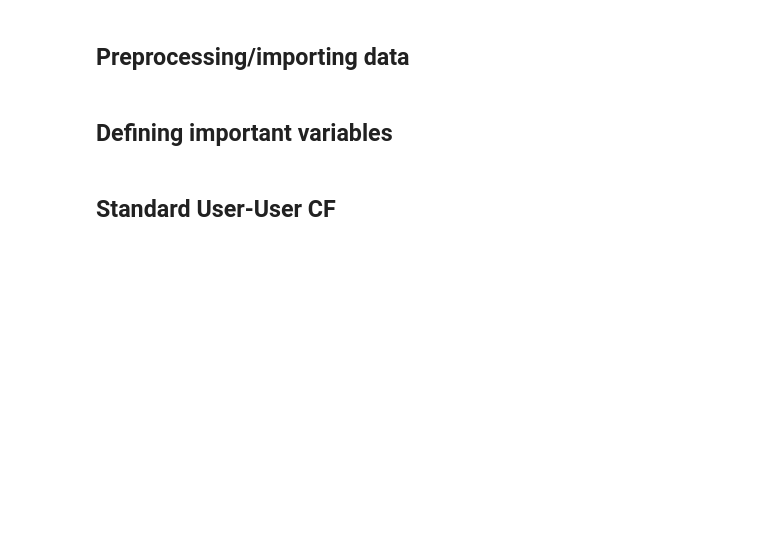
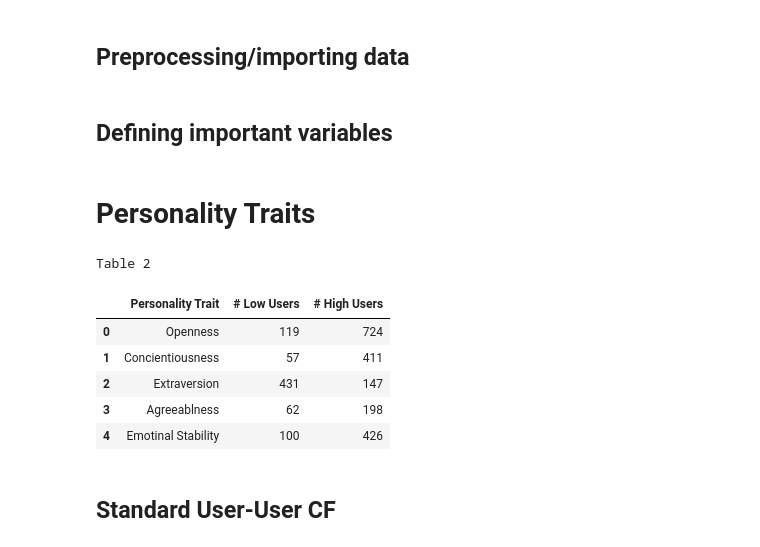
Before and after one commit to donpham7/replicationProject, a Jupyter notebook: finalProject.ipynb, the cells around one changed output. Cells and saved outputs as stored; diff of their text form; code cells hidden in the pictures; blank space fills up the shorter version.

```diff
--- a/finalProject.ipynb
+++ b/finalProject.ipynb
@@ -50,6 +60,62 @@ popularityLevels = ["lowPopularity", "moderatePopularity" ,"highPopularity"]
 genres = ["is_action", "is_adventure", "is_animation", "is_children", "is_comedy",
           "is_crime", "is_documentary", "is_drama", "is_fantasy", "is_horror", "is_musical",
           "is_mystery", "is_romance", "is_science_fiction", "is_thriller", "is_war", "is_western"]
+# %% [markdown]
+# Personality Traits
+# %%
+# Logic to recreate table 2 from the table
+
+import json
+
+f = open('userIdToPersonalityTraitDict.json')
+user_personalities = json.load(f)
+
+num_low_open = 0
+num_high_open = 0
+num_low_conscientiousness = 0
+num_high_conscientiousness = 0
+num_low_extraversion = 0
+num_high_extraversion = 0
+num_low_agreeableness = 0
+num_high_agreeableness = 0
+num_low_emotional_stability = 0
+num_high_emotional_stability = 0
+for user in user_personalities:
+  if user_personalities[user]['openness'] == 'lowTrait':
+    num_low_open += 1
+  if user_personalities[user]['openness'] == 'highTrait':
+    num_high_open += 1
+  if user_personalities[user]['conscientiousness'] == 'lowTrait':
+    num_low_conscientiousness += 1
+  if user_personalities[user]['conscientiousness'] == 'highTrait':
+    num_high_conscientiousness += 1
+  if user_personalities[user]['extraversion'] == 'lowTrait':
+    num_low_extraversion += 1
+  if user_personalities[user]['extraversion'] == 'highTrait':
+    num_high_extraversion += 1
+  if user_personalities[user]['agreeableness'] == 'lowTrait':
+    num_low_agreeableness += 1
+  if user_personalities[user]['agreeableness'] == 'highTrait':
+    num_high_agreeableness += 1
+  if user_personalities[user]['emotional_stability'] == 'lowTrait':
+    num_low_emotional_stability += 1
+  if user_personalities[user]['emotional_stability'] == 'highTrait':
+    num_high_emotional_stability += 1
+
+user_info = [["Openness", num_low_open, num_high_open], ["Concientiousness", num_low_conscientiousness, num_high_conscientiousness], ["Extraversion", num_low_extraversion, num_high_extraversion],
+ ["Agreeablness", num_low_agreeableness, num_high_agreeableness], ["Emotinal Stability", num_low_emotional_stability, num_high_emotional_stability]]
+
+personality_info_df = pd.DataFrame(user_info, columns=["Personality Trait", "# Low Users", "# High Users"])
+print("Table 2")
+personality_info_df
+# %% [output]
+Table 2
+|  | Personality Trait | # Low Users | # High Users |
+| 0 | Openness | 119 | 724 |
+| 1 | Concientiousness | 57 | 411 |
+| 2 | Extraversion | 431 | 147 |
+| 3 | Agreeablness | 62 | 198 |
+| 4 | Emotinal Stability | 100 | 426 |
 # %% [markdown]
 ## Standard User-User CF
 # %%
```
Also changed, not shown: parts of 9 cells of this notebook.
